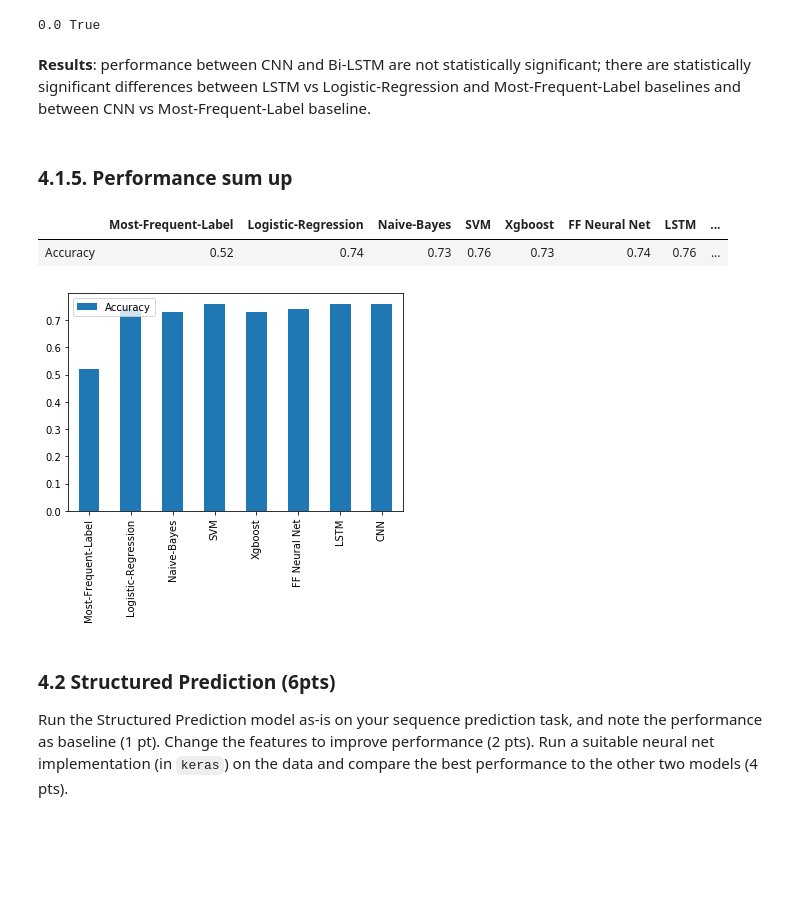
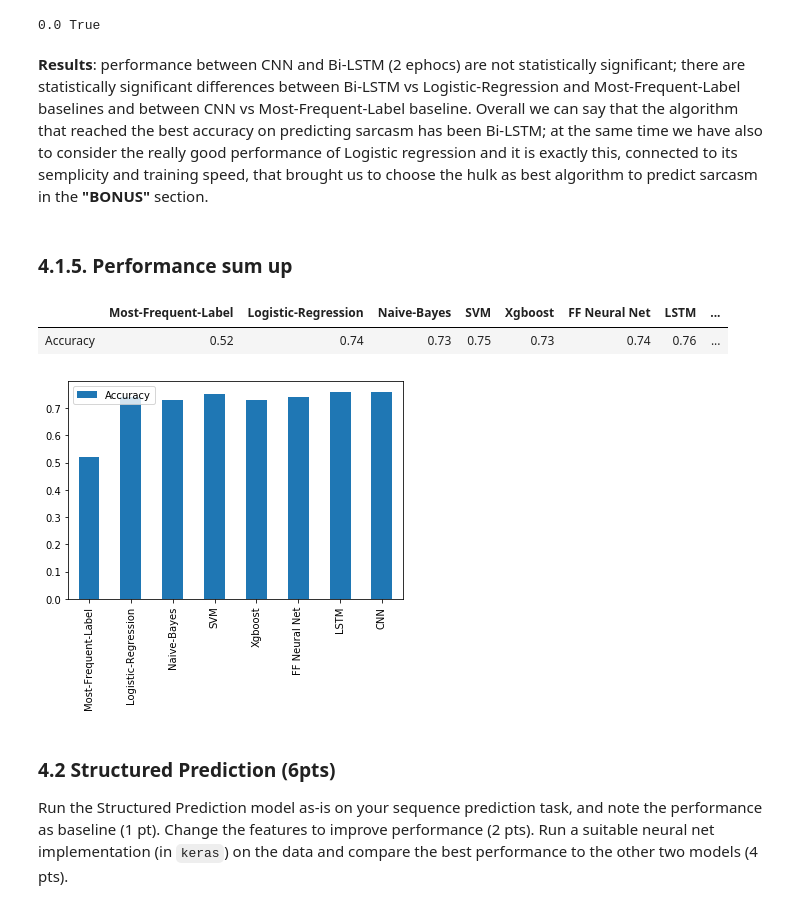
Before and after one commit to Hugo-pao/NLP-Final-Project, a Jupyter notebook: Attending_Final_Project_v10.ipynb, the cells around one changed output. Drawn from its saved outputs; the diff is of its cells as text; code cells hidden in the pictures; blank space fills up the shorter version.

```diff
--- a/Attending_Final_Project_v10.ipynb
+++ b/Attending_Final_Project_v10.ipynb
@@ -1464,18 +1478,18 @@ print(p_value, p_value < 0.01)
 # %% [output]
 0.0 True
 # %% [markdown]
-**Results**: performance between CNN and Bi-LSTM are not statistically significant; there are statistically significant differences between LSTM vs Logistic-Regression and Most-Frequent-Label baselines and between CNN vs Most-Frequent-Label baseline.
+**Results**: performance between CNN and Bi-LSTM (2 ephocs) are not statistically significant; there are statistically significant differences between Bi-LSTM vs Logistic-Regression and Most-Frequent-Label baselines and between CNN vs Most-Frequent-Label baseline. Overall we can say that the algorithm that reached the best accuracy on predicting sarcasm has been Bi-LSTM; at the same time we have also to consider the really good performance of Logistic regression and it is exactly this, connected to its semplicity and training speed, that brought us to choose the hulk as best algorithm to predict sarcasm in the **"BONUS"** section.
 # %% [markdown]
 ### 4.1.5. Performance sum up
 # %%
-d = {"Most-Frequent-Label" :0.52, "Logistic-Regression" : 0.74, 'Naive-Bayes' : 0.73, 'SVM':0.76, "Xgboost" : 0.73, 'FF Neural Net' : 0.74, 'LSTM':0.76, 'CNN':0.76}
+d = {"Most-Frequent-Label" :0.52, "Logistic-Regression" : 0.74, 'Naive-Bayes' : 0.73, 'SVM':0.75, "Xgboost" : 0.73, 'FF Neural Net' : 0.74, 'LSTM':0.76, 'CNN':0.76}
 dataframe = pd.DataFrame(data = d, index =["Accuracy"])
 result = dataframe.transpose()
 result.plot.bar()
 dataframe
 # %% [output]
 |  | Most-Frequent-Label | Logistic-Regression | Naive-Bayes | SVM | Xgboost | FF Neural Net | LSTM | ... |
-| Accuracy | 0.52 | 0.74 | 0.73 | 0.76 | 0.73 | 0.74 | 0.76 | ... |
+| Accuracy | 0.52 | 0.74 | 0.73 | 0.75 | 0.73 | 0.74 | 0.76 | ... |
 [figure]
 # %% [markdown]
 ### 4.2 Structured Prediction (6pts)
```
Also changed, not shown: parts of 18 cells of this notebook.
